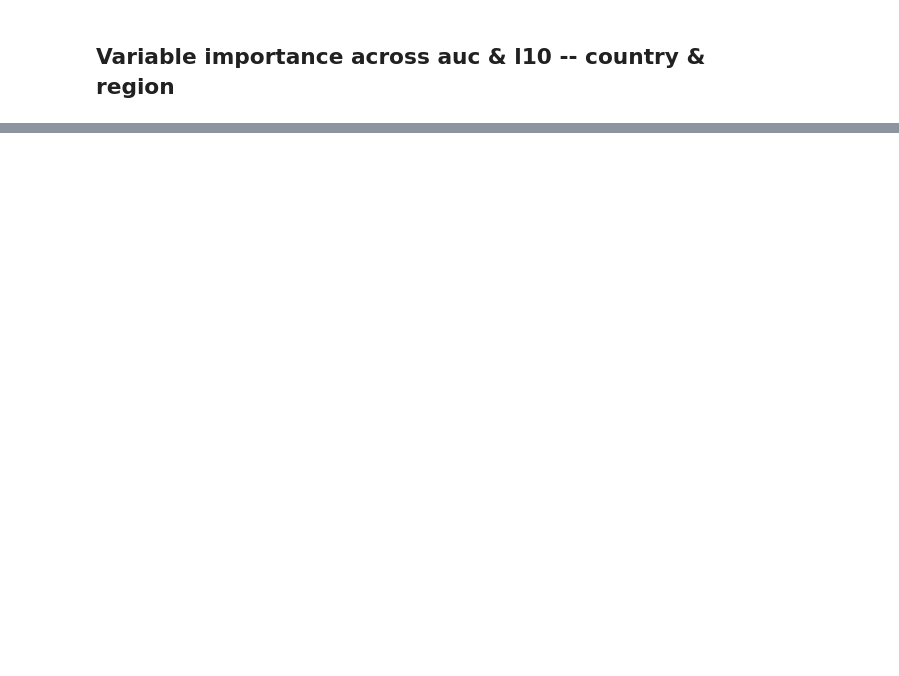
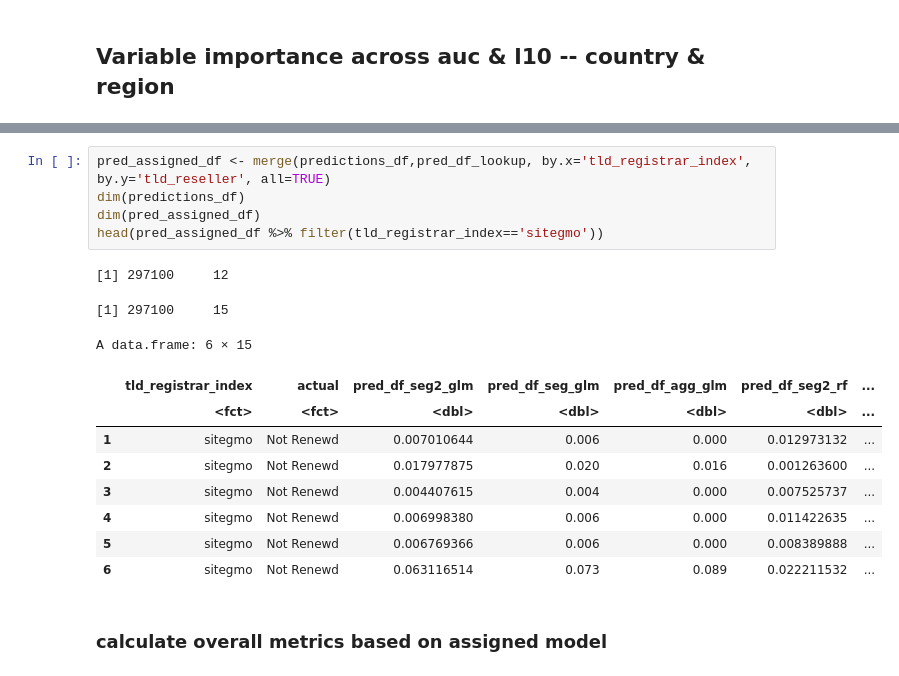
Before and after one commit to liouviaglou/Domains, a Jupyter notebook: scripts/phaseII_05_metalearning/_meta_RF.ipynb, the cells around one changed output, grey strips where cells are left out. Cells and saved outputs as stored; diff of their text form; blank space fills up the shorter version.

```diff
--- a/scripts/phaseII_05_metalearning/_meta_RF.ipynb
+++ b/scripts/phaseII_05_metalearning/_meta_RF.ipynb
@@ -1356,0 +1418,19 @@ A data.frame: 42 × 4
+# %%
+pred_assigned_df <- merge(predictions_df,pred_df_lookup, by.x='tld_registrar_index', by.y='tld_reseller', all=TRUE)
+dim(predictions_df)
+dim(pred_assigned_df)
+head(pred_assigned_df %>% filter(tld_registrar_index=='sitegmo'))
+# %% [output]
+[1] 297100     12
+[1] 297100     15
+A data.frame: 6 × 15
+|  | tld_registrar_index | actual | pred_df_seg2_glm | pred_df_seg_glm | pred_df_agg_glm | pred_df_seg2_rf | ... |
+|  | <fct> | <fct> | <dbl> | <dbl> | <dbl> | <dbl> | ... |
+| 1 | sitegmo | Not Renewd | 0.007010644 | 0.006 | 0.000 | 0.012973132 | ... |
+| 2 | sitegmo | Not Renewd | 0.017977875 | 0.020 | 0.016 | 0.001263600 | ... |
+| 3 | sitegmo | Not Renewd | 0.004407615 | 0.004 | 0.000 | 0.007525737 | ... |
+| 4 | sitegmo | Not Renewd | 0.006998380 | 0.006 | 0.000 | 0.011422635 | ... |
+| 5 | sitegmo | Not Renewd | 0.006769366 | 0.006 | 0.000 | 0.008389888 | ... |
+| 6 | sitegmo | Not Renewd | 0.063116514 | 0.073 | 0.089 | 0.022211532 | ... |
+# %% [markdown]
+### calculate overall metrics based on assigned model
```
Also changed, not shown: parts of 34 cells of this notebook, 1 other file.
